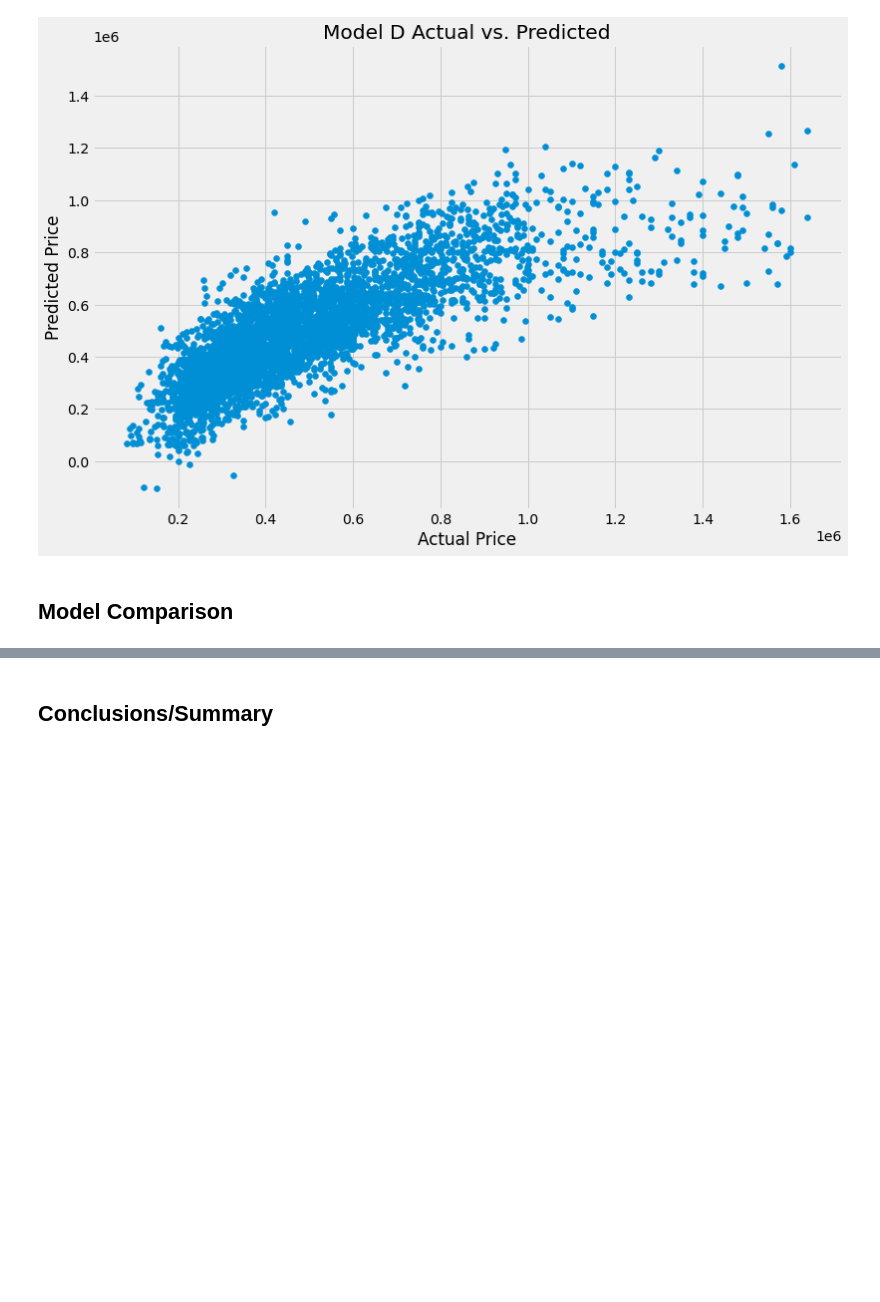
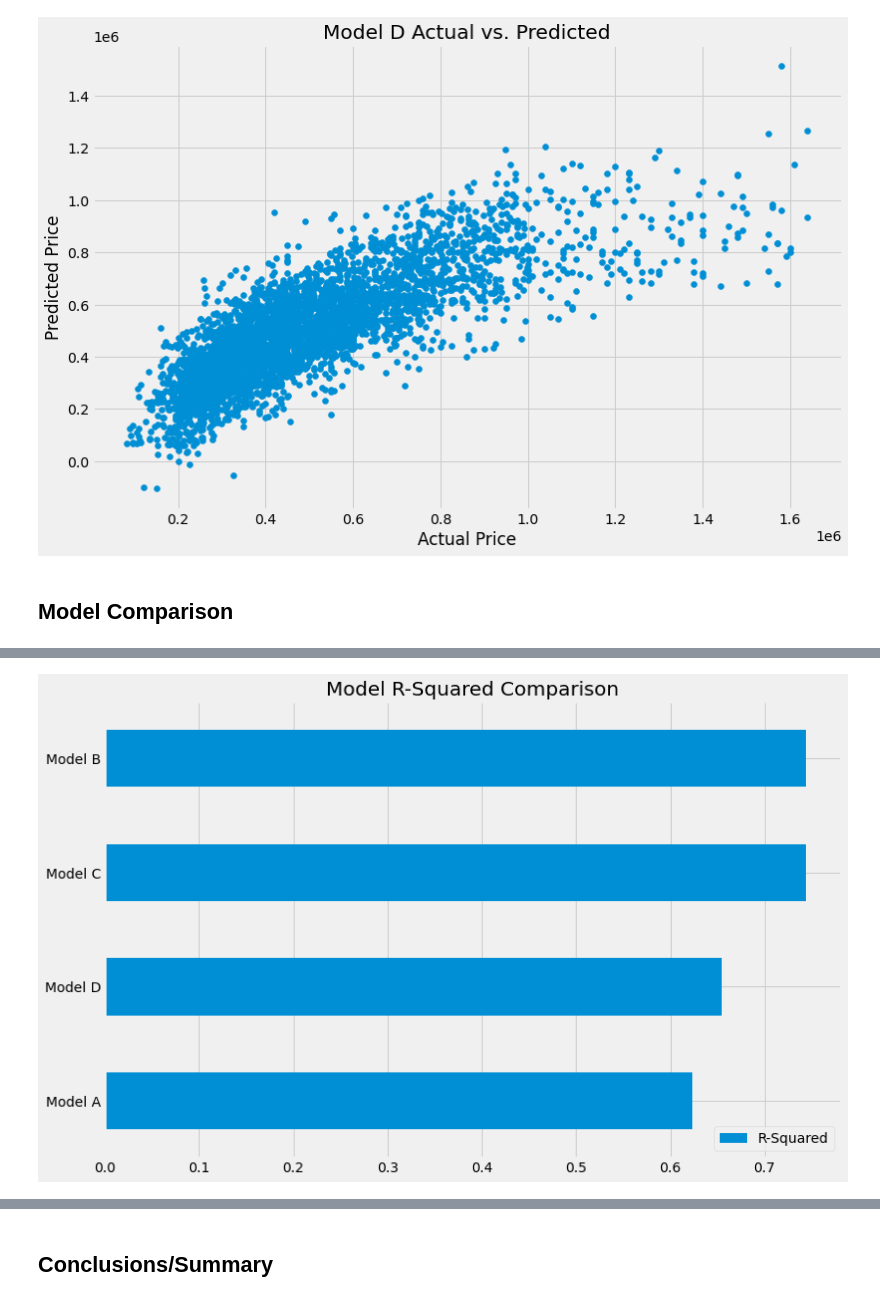
Before and after one commit to jmg0144/Housing-Linear-Regression-Analysis, a Jupyter notebook: home-sales-analysis.ipynb, the cells around one changed output, grey strips where cells are left out. Drawn from its saved outputs; the diff is of its cells as text; code cells hidden in the pictures; blank space fills up the shorter version.

```diff
--- a/home-sales-analysis.ipynb
+++ b/home-sales-analysis.ipynb
@@ -1089,0 +1123,6 @@ model_comparison
+# %%
+r_squared = pd.DataFrame(model_comparison['R-Squared'].sort_values(ascending=False))
+ax = r_squared.sort_values('R-Squared').plot.barh(y='R-Squared', figsize=(12,8))
+plt.title('Model R-Squared Comparison');
+# %% [output]
+[figure, added]
```
Also changed, not shown: parts of 37 cells of this notebook.
